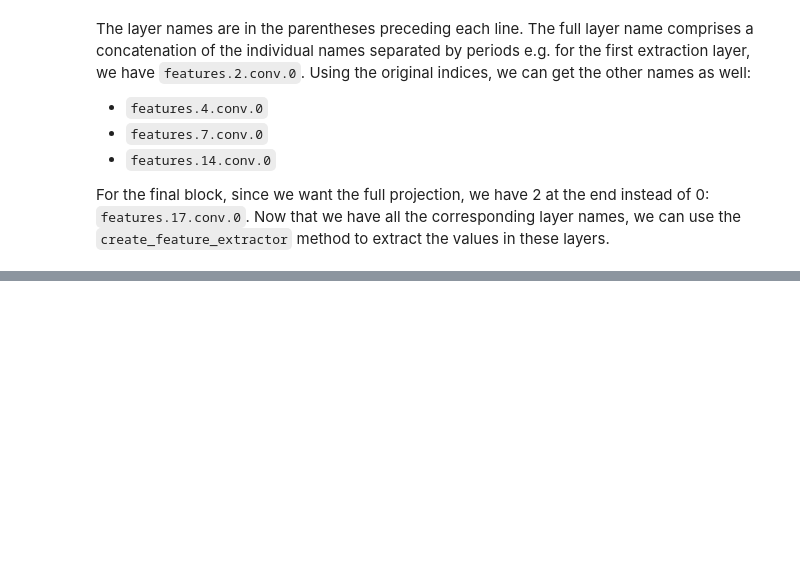
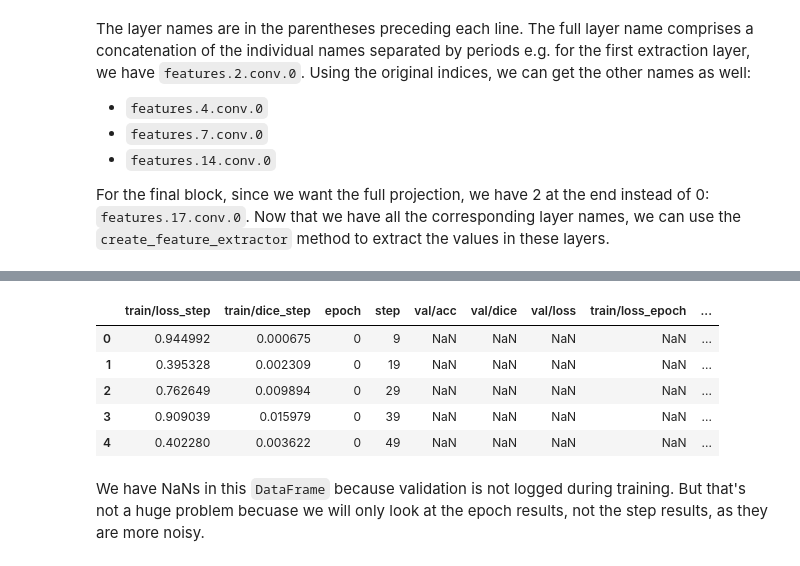
Before and after one commit to MughilM/Data-Science-Projects, a Jupyter notebook: notebooks/01_contrail_detection_unet.ipynb, the cells around one changed output, grey strips where cells are left out. Cells and saved outputs as stored; diff of their text form; code cells hidden in the pictures; blank space fills up the shorter version.

```diff
--- a/notebooks/01_contrail_detection_unet.ipynb
+++ b/notebooks/01_contrail_detection_unet.ipynb
@@ -27,23 +15,34 @@ Kaggle has a competition surrounding this topic. Participants are given square i
 We will go over the actual data and model we will use in a bit, but first, we need to import everything we will need. The core libraries we will use are PyTorch 2.2 and PyTorch Lightning. The latter will streamline the training and fitting process (similar to TensorFlow's `.fit()` method). PyTorch has been built on a CUDA 12.1 system. Other CUDA versions might force a downgrade to PyTorch's versions, but the core functionalities should remain the same.
 # %%
 import os
+import glob
 import numpy as np
+import pandas as pd
 import matplotlib.pyplot as plt
+import plotly.express as px
+from typing import Optional
+from tqdm import tqdm
+
+from sklearn.model_selection import train_test_split
 
 import torch
 import torch.nn as nn
 import torch.optim as optim
-from torch.hub import load_state_dict_from_url
+from torch.utils.data import Dataset, DataLoader
 import torchinfo
 
 from torchvision.models import mobilenet_v2, MobileNet_V2_Weights
 from torchvision.models.feature_extraction import create_feature_extractor
-import torchvision.transforms.functional as TF
 
 from torchmetrics import Dice, MeanMetric
 from torchmetrics.classification import BinaryAccuracy
+from torchmetrics.functional import dice
 
 import pytorch_lightning as pl
+from pytorch_lightning.utilities.types import TRAIN_DATALOADERS, EVAL_DATALOADERS
+
+pl.seed_everything(8128)
 
 ROOT = '../'
 DATA_DIR = os.path.join(ROOT, 'data', 'google-research-identify-contrails-reduce-global-warming', 'validation')
+DEVICE = torch.device('cuda:0' if torch.cuda.is_available() else 'cpu')
@@ -305,0 +642,14 @@ A good first start to this problem, but additional optimizations can be made. Re
+# %%
+max_version = max(glob.glob('./lightning_logs/version_*'), key=lambda x: int(x.split('_')[-1]))
+logging_metrics_file = os.path.join(max_version, 'metrics.csv')
+metrics = pd.read_csv(logging_metrics_file)
+metrics.head()
+# %% [output]
+|  | train/loss_step | train/dice_step | epoch | step | val/acc | val/dice | val/loss | train/loss_epoch | ... |
+| 0 | 0.944992 | 0.000675 | 0 | 9 | NaN | NaN | NaN | NaN | ... |
+| 1 | 0.395328 | 0.002309 | 0 | 19 | NaN | NaN | NaN | NaN | ... |
+| 2 | 0.762649 | 0.009894 | 0 | 29 | NaN | NaN | NaN | NaN | ... |
+| 3 | 0.909039 | 0.015979 | 0 | 39 | NaN | NaN | NaN | NaN | ... |
+| 4 | 0.402280 | 0.003622 | 0 | 49 | NaN | NaN | NaN | NaN | ... |
+# %% [markdown]
+We have NaNs in this `DataFrame` because validation is not logged during training. But that's not a huge problem becuase we will only look at the epoch results, not the step results, as they are more noisy.
```
Also changed, not shown: parts of 28 cells of this notebook.
